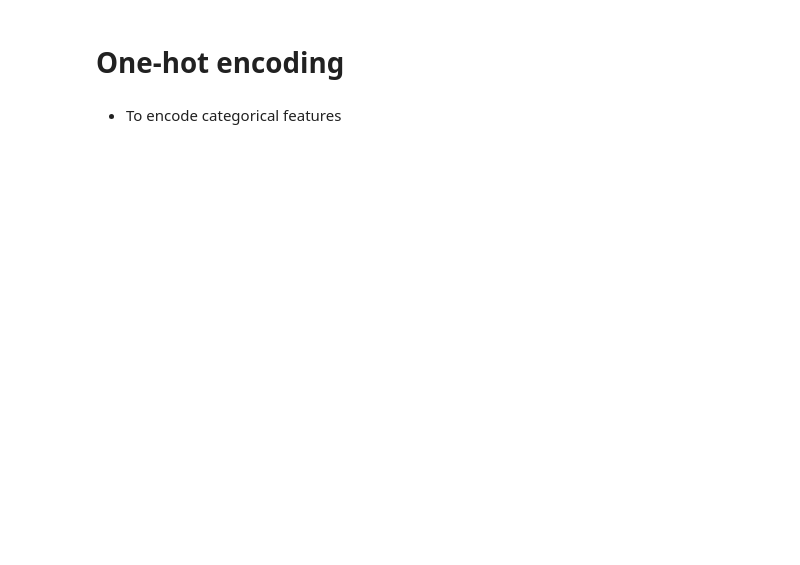
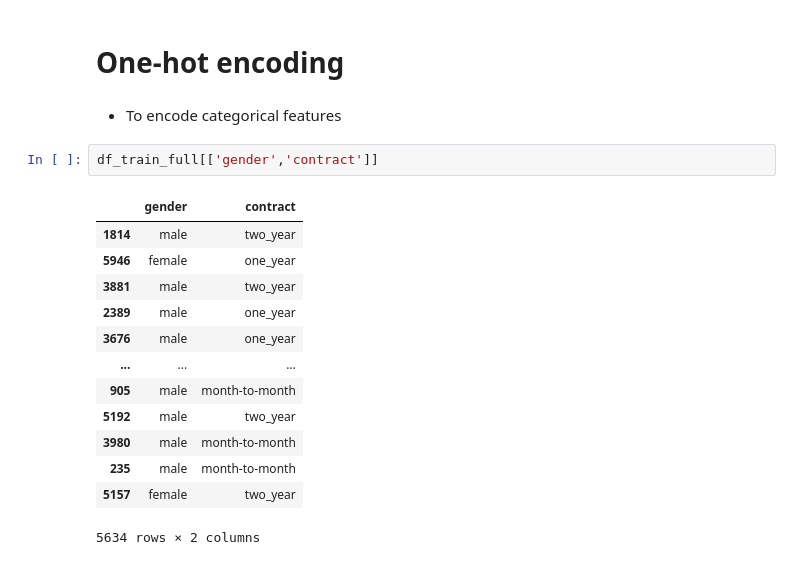
Before and after one commit to tummala-hareesh/ml_zoomcamp_ht, a Jupyter notebook: ipynb/03_customer_churn_prediction.ipynb, the cells around one changed output. Saved outputs shown, nothing was run; the diff lists cells and outputs as text; blank space fills up the shorter version.

```diff
--- a/ipynb/03_customer_churn_prediction.ipynb
+++ b/ipynb/03_customer_churn_prediction.ipynb
@@ -489,3 +490,19 @@ df_train_full[df_train_full.monthlycharges > 50].churn.mean()
 # One-hot encoding
 # %% [markdown]
 - To encode categorical features
+# %%
+df_train_full[['gender','contract']]
+# %% [output]
+|  | gender | contract |
+| 1814 | male | two_year |
+| 5946 | female | one_year |
+| 3881 | male | two_year |
+| 2389 | male | one_year |
+| 3676 | male | one_year |
+| ... | ... | ... |
+| 905 | male | month-to-month |
+| 5192 | male | two_year |
+| 3980 | male | month-to-month |
+| 235 | male | month-to-month |
+| 5157 | female | two_year |
+5634 rows × 2 columns
```
Also changed, not shown: parts of 9 cells of this notebook, 1 other file.
